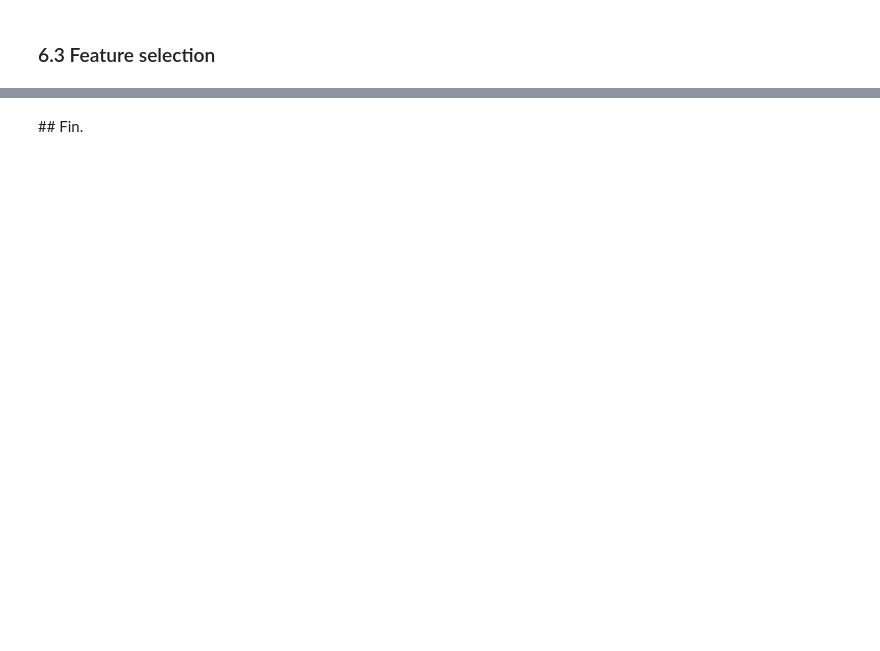
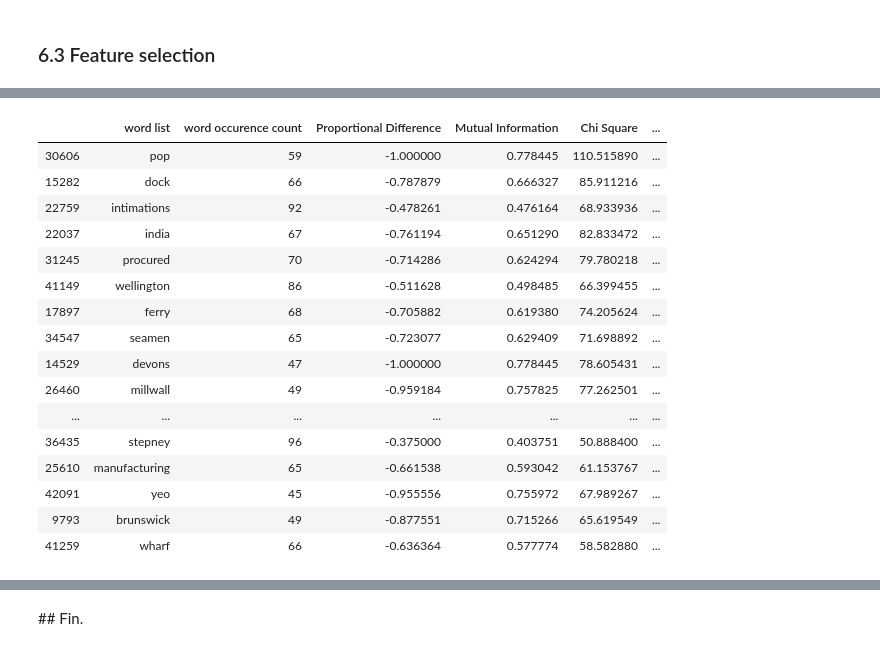
Before and after one commit to kasparvonbeelen/ghi_python, a Jupyter notebook: 6 - Corpus Exploration.ipynb, the cells around one changed output, grey strips where cells are left out. Drawn from its saved outputs; the diff is of its cells as text; code cells hidden in the pictures; blank space fills up the shorter version.

```diff
--- a/6 - Corpus Exploration.ipynb
+++ b/6 - Corpus Exploration.ipynb
@@ -286 +632,22 @@ inspect results
+# %%
+poplar_df = df[(df['word occurence count'] > 20 ) & (df['Proportional Difference'] < 0 )]
+poplar_df.sort_values('Information Gain',ascending=False)[:20]
+# %% [output]
+|  | word list | word occurence count | Proportional Difference | Mutual Information | Chi Square | ... |
+| 30606 | pop | 59 | -1.000000 | 0.778445 | 110.515890 | ... |
+| 15282 | dock | 66 | -0.787879 | 0.666327 | 85.911216 | ... |
+| 22759 | intimations | 92 | -0.478261 | 0.476164 | 68.933936 | ... |
+| 22037 | india | 67 | -0.761194 | 0.651290 | 82.833472 | ... |
+| 31245 | procured | 70 | -0.714286 | 0.624294 | 79.780218 | ... |
+| 41149 | wellington | 86 | -0.511628 | 0.498485 | 66.399455 | ... |
+| 17897 | ferry | 68 | -0.705882 | 0.619380 | 74.205624 | ... |
+| 34547 | seamen | 65 | -0.723077 | 0.629409 | 71.698892 | ... |
+| 14529 | devons | 47 | -1.000000 | 0.778445 | 78.605431 | ... |
+| 26460 | millwall | 49 | -0.959184 | 0.757825 | 77.262501 | ... |
+| ... | ... | ... | ... | ... | ... | ... |
+| 36435 | stepney | 96 | -0.375000 | 0.403751 | 50.888400 | ... |
+| 25610 | manufacturing | 65 | -0.661538 | 0.593042 | 61.153767 | ... |
+| 42091 | yeo | 45 | -0.955556 | 0.755972 | 67.989267 | ... |
+| 9793 | brunswick | 49 | -0.877551 | 0.715266 | 65.619549 | ... |
+| 41259 | wharf | 66 | -0.636364 | 0.577774 | 58.582880 | ... |
 # %%
```
Also changed, not shown: parts of 83 cells of this notebook.
